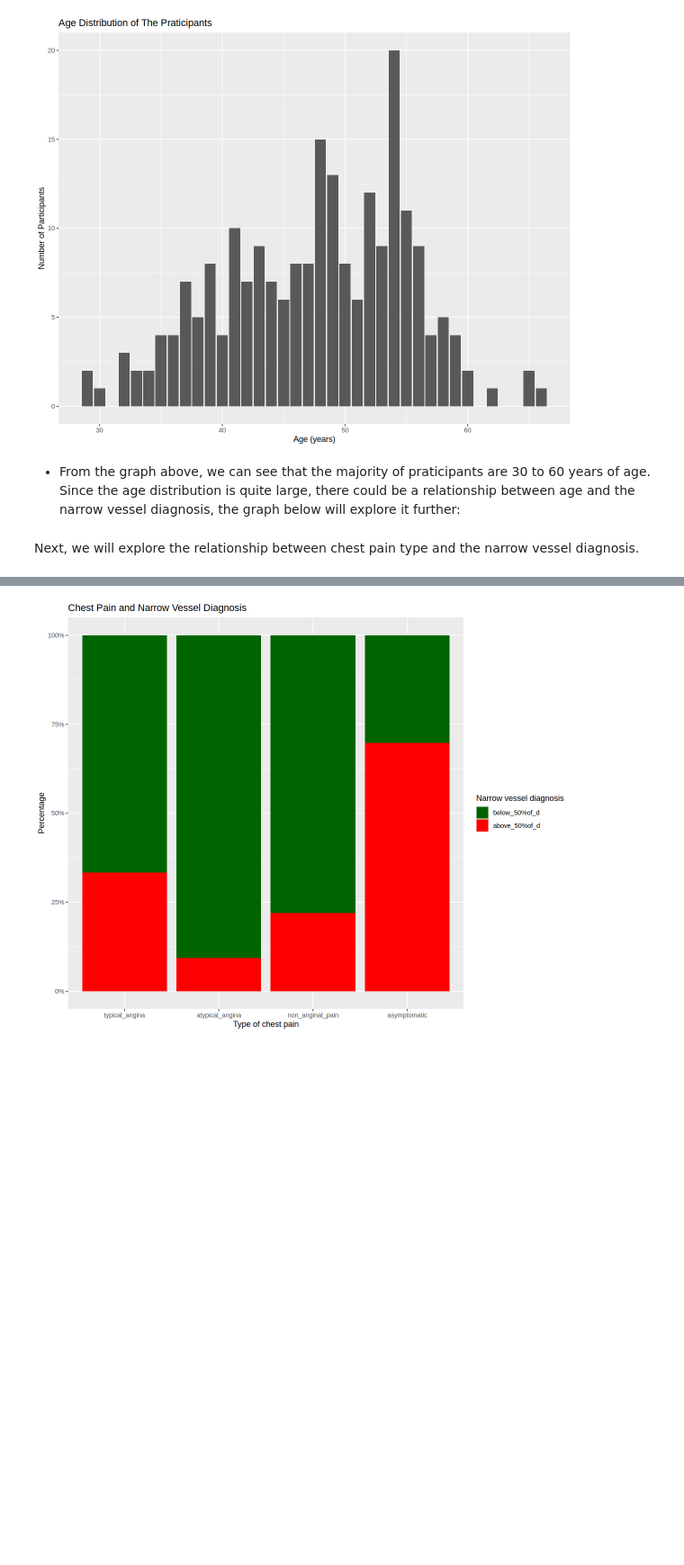
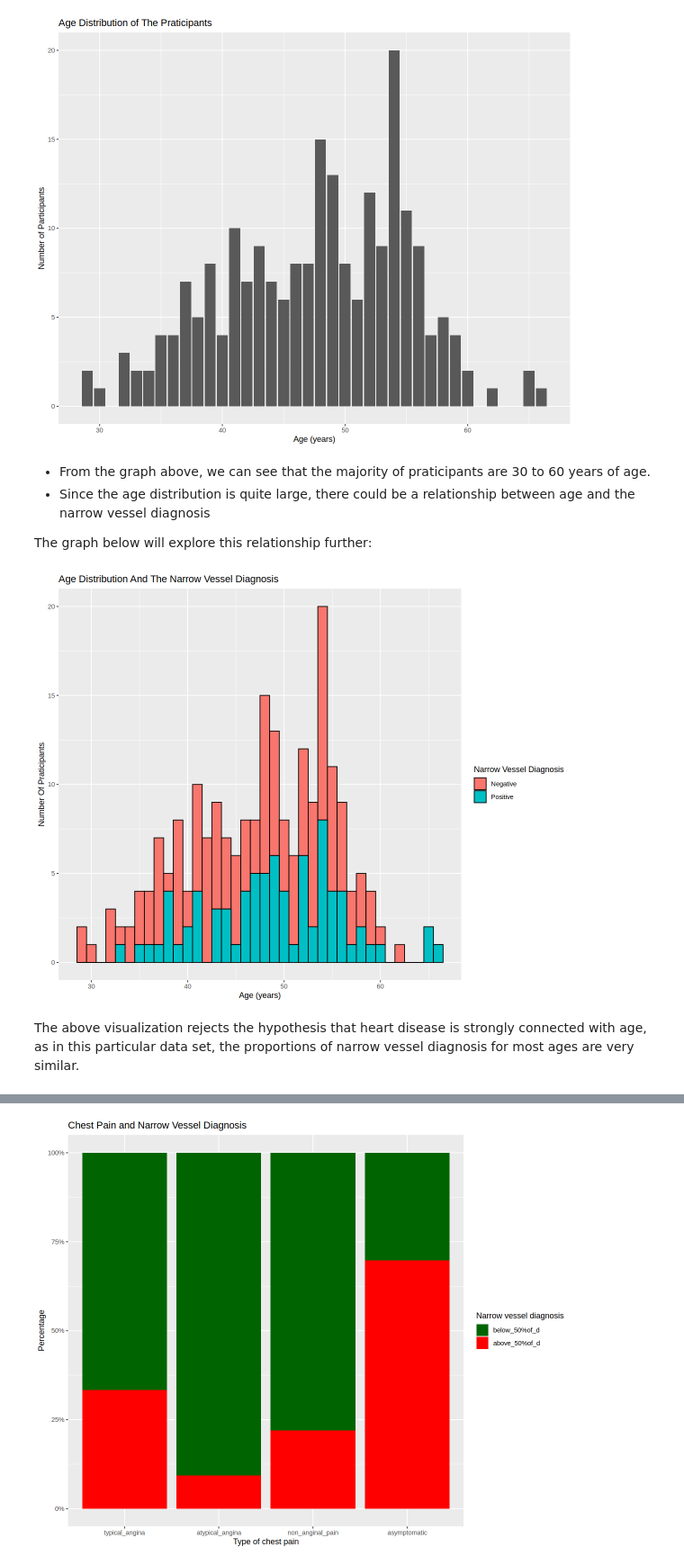
Before and after one commit to MaxVinichenko/DSCI_100_Final_Project, a Jupyter notebook: data.ipynb, the cells around one changed output, grey strips where cells are left out. Shown at 90% size. Saved outputs shown, nothing was run; the diff lists cells and outputs as text; code cells hidden in the pictures; blank space fills up the shorter version.

Commit message:
Age Distribution And The Narrow Vessel Diagnosis

```diff
--- a/data.ipynb
+++ b/data.ipynb
@@ -215,6 +215,21 @@ Summary_graph
 # %% [output]
 [figure]
 # %% [markdown]
-- From the graph above, we can see that the majority of praticipants are 30 to 60 years of age. Since the age distribution is quite large, there could be a relationship between age and the narrow vessel diagnosis, the graph below will explore it further:
+- From the graph above, we can see that the majority of praticipants are 30 to 60 years of age.
+- Since the age distribution is quite large, there could be a relationship between age and the narrow vessel diagnosis
+
+The graph below will explore this relationship further:
+# %%
+age_and_heart_desease_graph<-refactored_heart_train|>
+    ggplot(aes(x=age, fill=vessel_narrow))+
+        geom_histogram(binwidth=1, color="black")+
+        labs(x="Age (years)", y="Number Of Praticipants", title="Age Distribution And The Narrow Vessel Diagnosis")+
+        scale_fill_discrete(name="Narrow Vessel Diagnosis",
+                    breaks = c("below_50%of_d", "above_50%of_d"),  # Current legend labels
+                    labels = c("Negative", "Positive"))  # Human-redable labels
+
+age_and_heart_desease_graph
+# %% [output]
+[figure, added]
 # %% [markdown]
-Next, we will explore the relationship between chest pain type and the narrow vessel diagnosis.
+The above visualization rejects the hypothesis that heart disease is strongly connected with age, as in this particular data set, the proportions of narrow vessel diagnosis for most ages are very similar.
```
Also changed, not shown: parts of 1 cell of this notebook.
